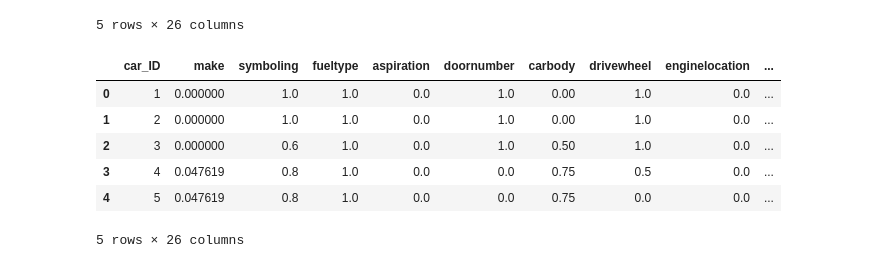
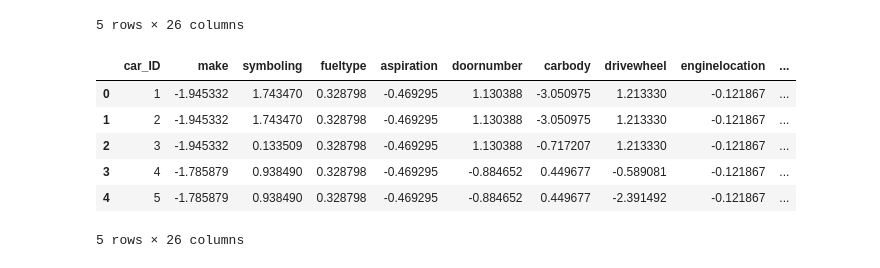
Before and after one commit to KVN2099/Car-Price-Prediction, a Jupyter notebook: Main.ipynb, the cells around one changed output. Cells and saved outputs as stored; diff of their text form; code cells hidden in the pictures.

```diff
--- a/Main.ipynb
+++ b/Main.ipynb
@@ -150,27 +151,29 @@ df.head()
 # %%
 def normalize(arr, t_min = -1, t_max = 1):
     norm_arr = []
     diff = t_max - t_min
     diff_arr = max(arr) - min(arr)
     for i in arr:
         temp = (((i - min(arr))*diff)/diff_arr) + t_min
         norm_arr.append(temp)
     return norm_arr
 
 rm_cols = list(df.columns)
 rm_cols.remove('car_ID')
 rm_cols.remove('price')
 original = df.copy()
+scaler = {}
 for column in rm_cols:
-    df[column] = normalize(df[column], 0, 1)
+    scaler[column] = StandardScaler().fit(np.array(df[column]).reshape(-1, 1))
+    df[column] = scaler[column].transform(np.array(df[column]).reshape(-1, 1))
 df.head()
 # %% [output]
 |  | car_ID | make | symboling | fueltype | aspiration | doornumber | carbody | drivewheel | enginelocation | ... |
-| 0 | 1 | 0.000000 | 1.0 | 1.0 | 0.0 | 1.0 | 0.00 | 1.0 | 0.0 | ... |
-| 1 | 2 | 0.000000 | 1.0 | 1.0 | 0.0 | 1.0 | 0.00 | 1.0 | 0.0 | ... |
-| 2 | 3 | 0.000000 | 0.6 | 1.0 | 0.0 | 1.0 | 0.50 | 1.0 | 0.0 | ... |
-| 3 | 4 | 0.047619 | 0.8 | 1.0 | 0.0 | 0.0 | 0.75 | 0.5 | 0.0 | ... |
-| 4 | 5 | 0.047619 | 0.8 | 1.0 | 0.0 | 0.0 | 0.75 | 0.0 | 0.0 | ... |
+| 0 | 1 | -1.945332 | 1.743470 | 0.328798 | -0.469295 | 1.130388 | -3.050975 | 1.213330 | -0.121867 | ... |
+| 1 | 2 | -1.945332 | 1.743470 | 0.328798 | -0.469295 | 1.130388 | -3.050975 | 1.213330 | -0.121867 | ... |
+| 2 | 3 | -1.945332 | 0.133509 | 0.328798 | -0.469295 | 1.130388 | -0.717207 | 1.213330 | -0.121867 | ... |
+| 3 | 4 | -1.785879 | 0.938490 | 0.328798 | -0.469295 | -0.884652 | 0.449677 | -0.589081 | -0.121867 | ... |
+| 4 | 5 | -1.785879 | 0.938490 | 0.328798 | -0.469295 | -0.884652 | 0.449677 | -2.391492 | -0.121867 | ... |
 5 rows × 26 columns
 # %%
 X = df.copy()
```
Also changed, not shown: parts of 9 cells of this notebook, 4 other files.
